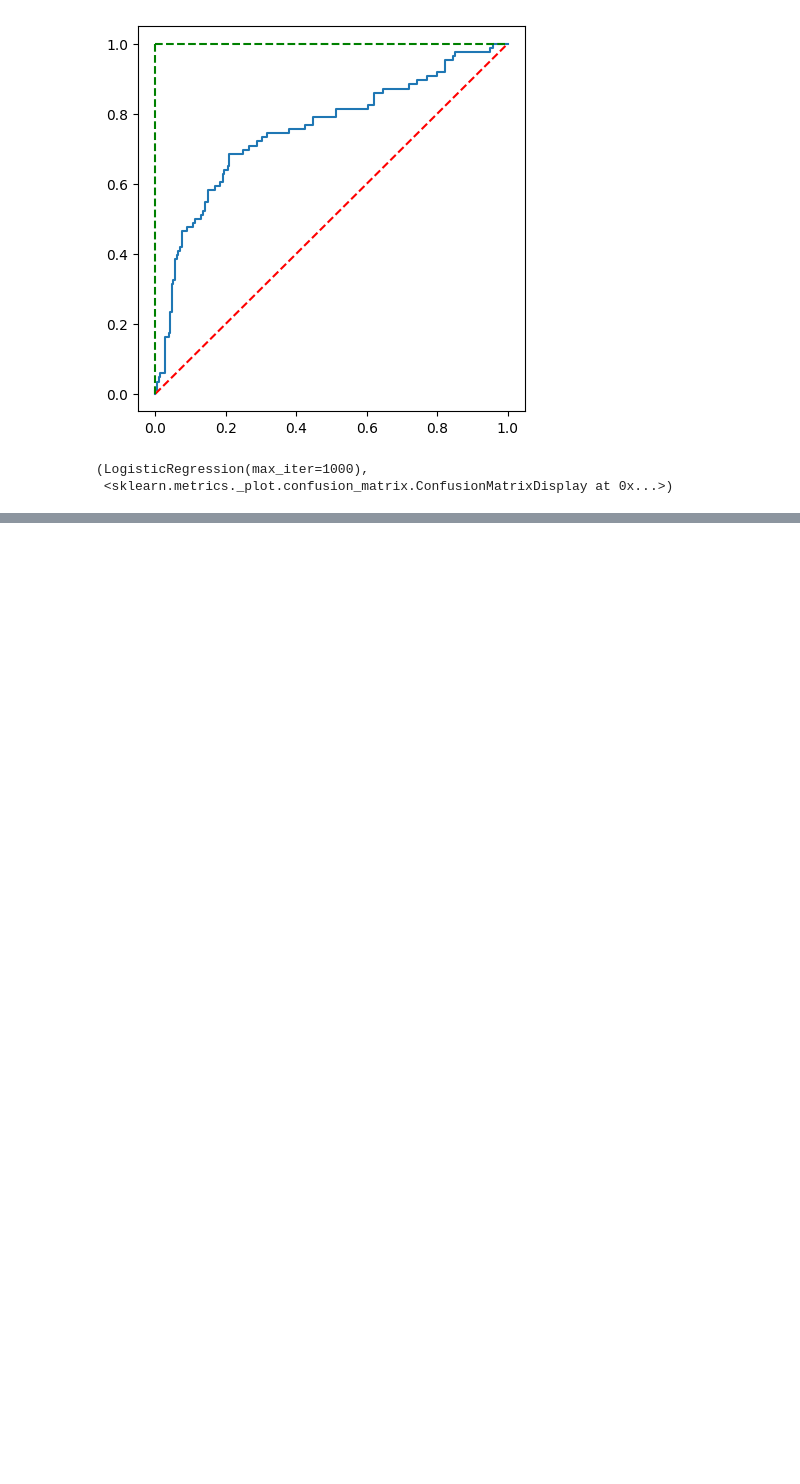
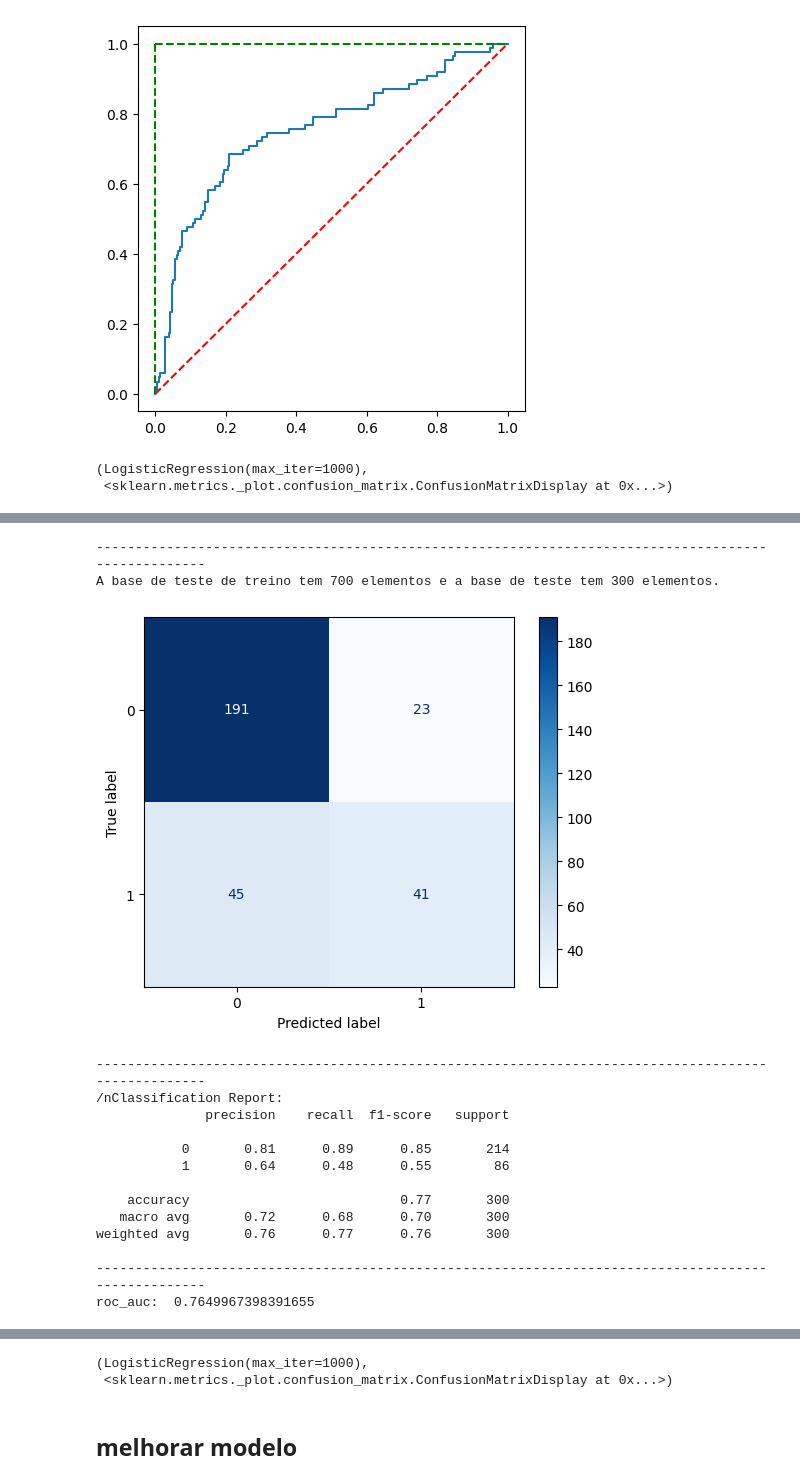
Before and after one commit to GuiHalal/Learning_Python, a Jupyter notebook: Machine Learning: Credit Scoring/Notebooks/Machine_Learning_Credit_Scoring.ipynb, the cells around one changed output, grey strips where cells are left out. Drawn from its saved outputs; the diff is of its cells as text; code cells hidden in the pictures; blank space fills up the shorter version.

```diff
--- a/Machine Learning: Credit Scoring/Notebooks/Machine_Learning_Credit_Scoring.ipynb
+++ b/Machine Learning: Credit Scoring/Notebooks/Machine_Learning_Credit_Scoring.ipynb
@@ -408,0 +411,14 @@ roc_auc:  0.7543468811128016
+# %%
+#criando 'faixa_idade' para variavel 'idade'
+
+## 18 - 30 = 1
+## 31 - 40 = 2
+## 41 - 50 = 3
+## 51 - 60 = 4
+## 61 - 70 = 5
+## 71 - 80 = 6
+# https://pandas.pydata.org/docs/reference/api/pandas.cut.html
+dados['faixa_idade'] = pd.cut(x = dados['idade'],
+                              bins=[18, 30, 40, 50, 60, 70, 80],
+                              labels = [1, 2, 3, 4, 5, 6])
+dados.head()
@@ -408,0 +432,15 @@ roc_auc:  0.7543468811128016
+# %%
+#criando 'faixa_prazo_emprestimo' para variavel 'prazo_emprestimo_meses'
+
+## 1 - 12 = 1
+## 13 - 24 = 2
+## 25 - 36 = 3
+## 37 - 48 = 4
+## 49 - 68 = 5
+## 61 - 72 = 6
+
+# https://pandas.pydata.org/docs/reference/api/pandas.cut.html
+dados['faixa_prazo_emprestimo'] = pd.cut(x = dados['prazo_emprestimo_meses'],
+                              bins=[1, 12, 24, 36, 48, 60, 72],
+                              labels = [1, 2, 3, 4, 5, 6])
+dados.head()
@@ -408,0 +454,10 @@ roc_auc:  0.7543468811128016
+# %%
+#criando 'faixa_valor_emprestimo' para variavel 'valor_emprestimo'
+
+
+
+# https://pandas.pydata.org/docs/reference/api/pandas.cut.html
+dados['faixa_valor_emprestimo'] = pd.cut(x = dados['valor_emprestimo'],
+                              bins=[1, 1000, 2000, 3000, 4000, 5000, 6000, 7000, 8000, 9000, 10000, 11000, 12000, 13000, 14000, 15000, 16000, 17000, 18000, 19000, 20000],
+                              labels = [1, 2, 3, 4, 5, 6, 7, 8, 9, 10, 11, 12, 13, 14, 15, 16, 17, 18, 19, 20])
+dados.head()
@@ -408,0 +471,4 @@ roc_auc:  0.7543468811128016
+# %%
+colunas_retiradas = ['sexo_est_civil', 'sexo', 'idade', 'prazo_emprestimo_meses', 'valor_emprestimo']
+base_dados = dados.drop(columns = colunas_retiradas)
+base_dados.head(2)
@@ -408,0 +479,19 @@ roc_auc:  0.7543468811128016
+# %%
+roda_modelo(base_dados, LogisticRegression(max_iter=1000))
+# %% [output]
+----------------------------------------------------------------------------------------------------
+A base de teste de treino tem 700 elementos e a base de teste tem 300 elementos.
+[figure, added]
+----------------------------------------------------------------------------------------------------
+/nClassification Report:
+              precision    recall  f1-score   support
+
+           0       0.81      0.89      0.85       214
+           1       0.64      0.48      0.55        86
+
+    accuracy                           0.77       300
+   macro avg       0.72      0.68      0.70       300
+weighted avg       0.76      0.77      0.76       300
+
+----------------------------------------------------------------------------------------------------
+roc_auc:  0.7649967398391655
@@ -408,0 +499,4 @@ roc_auc:  0.7543468811128016
+(LogisticRegression(max_iter=1000),
+ <sklearn.metrics._plot.confusion_matrix.ConfusionMatrixDisplay at 0x...>)
+# %% [markdown]
+## melhorar modelo
```
Also changed, not shown: parts of 12 cells of this notebook.
